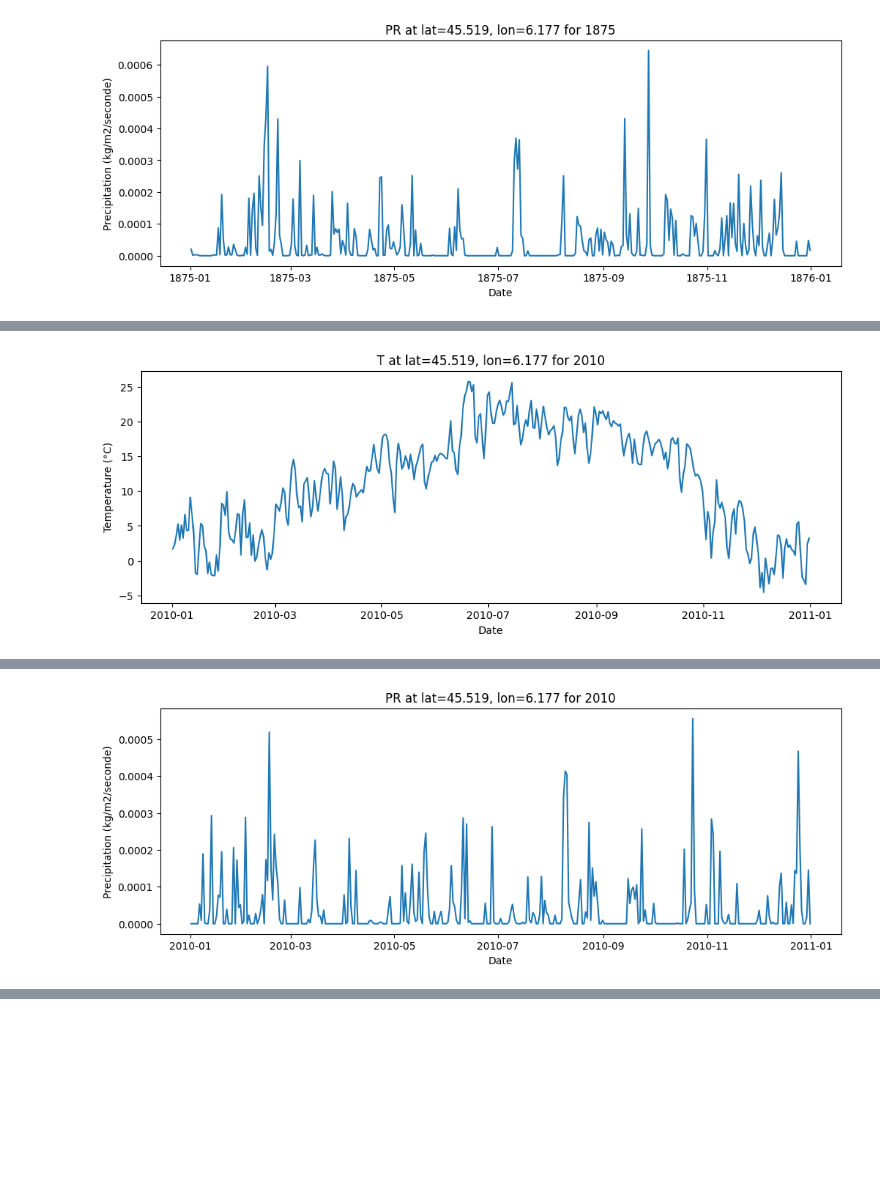
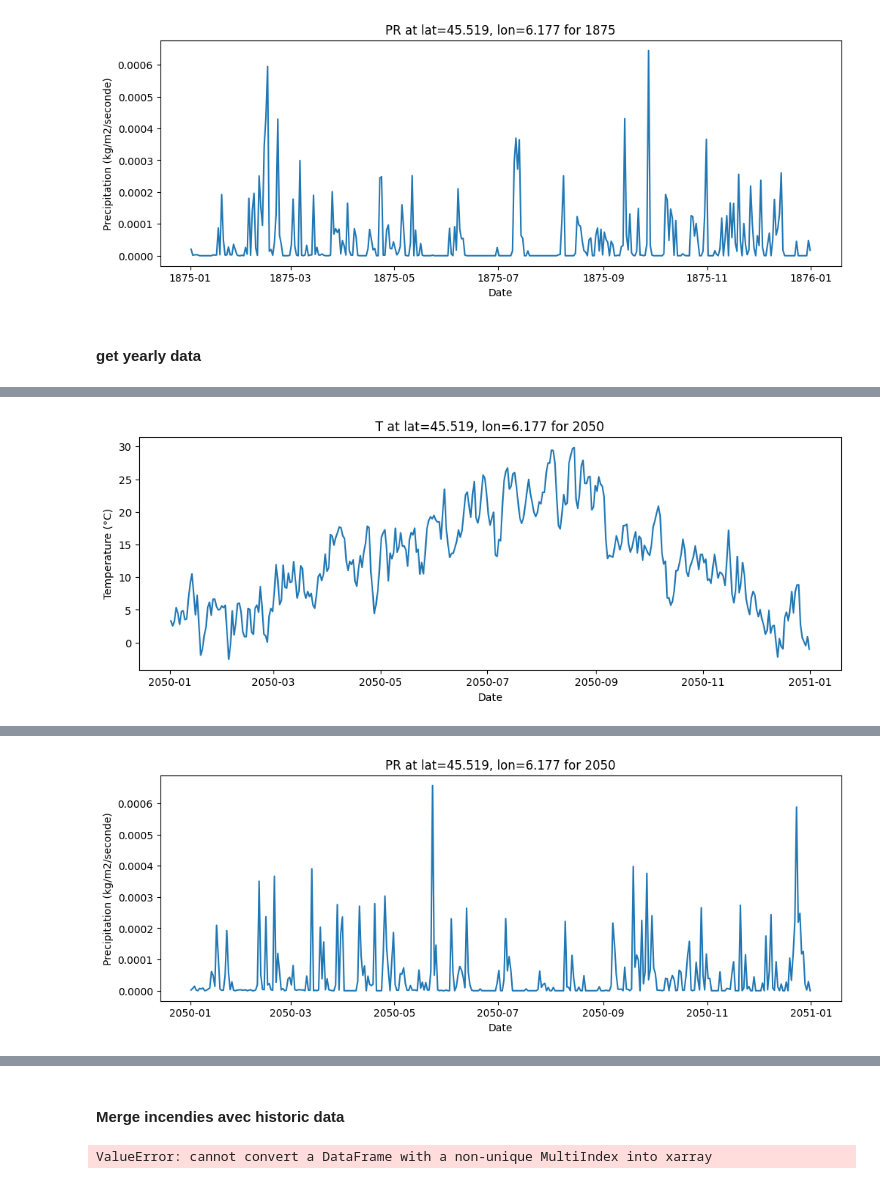
Before and after one commit to JulesBrdl/hackathon-climat, a Jupyter notebook: Notebooks/notebook_jules.ipynb, the cells around one changed output, grey strips where cells are left out. Saved outputs shown, nothing was run; the diff lists cells and outputs as text; code cells hidden in the pictures; blank space fills up the shorter version.

Commit message:
Create raw timeseries pixel level dataset

```diff
--- a/Notebooks/notebook_jules.ipynb
+++ b/Notebooks/notebook_jules.ipynb
@@ -256,9 +253,11 @@ Length: 365, dtype: float32
 ### Tests fusion DF
 # %%
 path = '../data_perso/'
-prfile = 'prAdjust_FR-Metro_MPI-ESM1-2-LR_historical_r1i1p1f1_CNRM_CNRM-ALADIN63-emul-CNRM-UNET11-tP22_v1-r1_MF-CDFt-SAFRAN-1985-2014_day_18500101-20141231.nc'
-tasfile = 'tasAdjust_FR-Metro_MPI-ESM1-2-LR_historical_r1i1p1f1_CNRM_CNRM-ALADIN63-emul-CNRM-UNET11-tP22_v1-r1_MF-CDFt-ANASTASIA-SAFRAN-1985-2014_day_18500101-20141231.nc'
-ds = read.read_nc_files([(path+prfile, 'prAdjust'), (path+tasfile, 'tasAdjust')])
-
+prfile1 = 'prAdjust_FR-Metro_MPI-ESM1-2-LR_historical_r1i1p1f1_CNRM_CNRM-ALADIN63-emul-CNRM-UNET11-tP22_v1-r1_MF-CDFt-SAFRAN-1985-2014_day_18500101-20141231.nc'
+prfile2 = 'prAdjust_FR-Metro_MPI-ESM1-2-LR_ssp370_r1i1p1f1_CNRM_CNRM-ALADIN63-emul-CNRM-UNET11-tP22_v1-r1_MF-CDFt-SAFRAN-1985-2014_day_20150101-21001231.nc'
+tasfile1 = 'tasAdjust_FR-Metro_MPI-ESM1-2-LR_historical_r1i1p1f1_CNRM_CNRM-ALADIN63-emul-CNRM-UNET11-tP22_v1-r1_MF-CDFt-ANASTASIA-SAFRAN-1985-2014_day_18500101-20141231.nc'
+tasfile2 = 'tasAdjust_FR-Metro_MPI-ESM1-2-LR_ssp370_r1i1p1f1_CNRM_CNRM-ALADIN63-emul-CNRM-UNET11-tP22_v1-r1_MF-CDFt-ANASTASIA-SAFRAN-1985-2014_day_20150101-21001231.nc'
+ds_hist = read.read_nc_files([(path+prfile1, 'prAdjust'), (path+tasfile1, 'tasAdjust')])
+ds_ssp370 = read.read_nc_files([(path+prfile2, 'prAdjust'), (path+tasfile2, 'tasAdjust')])
 # dspr = xr.open_dataset(file_path_emul_pr, chunks={"time": 100})
 # dstas = xr.open_dataset(file_path_emul_tas, chunks={"time": 100})
@@ -264,0 +294,8 @@ ds = read.read_nc_files([(path+prfile, 'prAdjust'), (path+tasfile, 'tasAdjust')]
+# %%
+def concat_datasets(ds1,ds2):
+    """Concat two xarray datasets along the time dimension."""
+    return xr.concat([ds1, ds2], dim="time")
+# %%
+ds_concat = concat_datasets(ds_hist,ds_ssp370)
+# %%
+ds_final = ds_concat.sel(time=ds_concat.time.dt.year >= 1972)
@@ -387,6 +460,8 @@ Length: 365, dtype: float32
 1875-12-31 12:00:00    0.000017
 Length: 365, dtype: float32
 [figure]
+# %% [markdown]
+#### get yearly data
 # %%
 def get_yearly_data_at_loc(data_merged, year = 1875, lat_target= 45.5, lon_target= 6.2):
     # distance field
@@ -431,6 +506,6 @@ def get_yearly_data_at_loc(data_merged, year = 1875, lat_target= 45.5, lon_targe
     plt.show()
     return tas_ts_year, pr_ts_year
 # %%
-get_yearly_data_at_loc(ds_merged, year = 2010)
+get_yearly_data_at_loc(ds_final, year = 2050)
 # %% [output]
 Nearest grid cell: 56 105
@@ -449,2 +524,2 @@ Latitude, Longitude: 45.519 6.17727136611938
 Length: 365, dtype: float32
-[figure, old version]
+[figure, new version]
@@ -462,2 +537,2 @@ Length: 365, dtype: float32
 Length: 365, dtype: float32
-[figure, old version]
+[figure, new version]
@@ -480 +555,3 @@ Length: 365, dtype: float32
  Length: 365, dtype: float32)
+# %% [markdown]
+#### Merge incendies avec historic data
@@ -480,0 +569,8 @@ Length: 365, dtype: float32
+# %%
+# Convert DataFrame → Dataset
+ds_extra = incendies_df.set_index(["time", "x", "y"]).to_xarray()
+
+# Merge
+ds_merged = xr.merge([ds, ds_extra])
+# %% [output]
+ValueError: cannot convert a DataFrame with a non-unique MultiIndex into xarray
```
Also changed, not shown: parts of 17 cells of this notebook, 3 other files.
